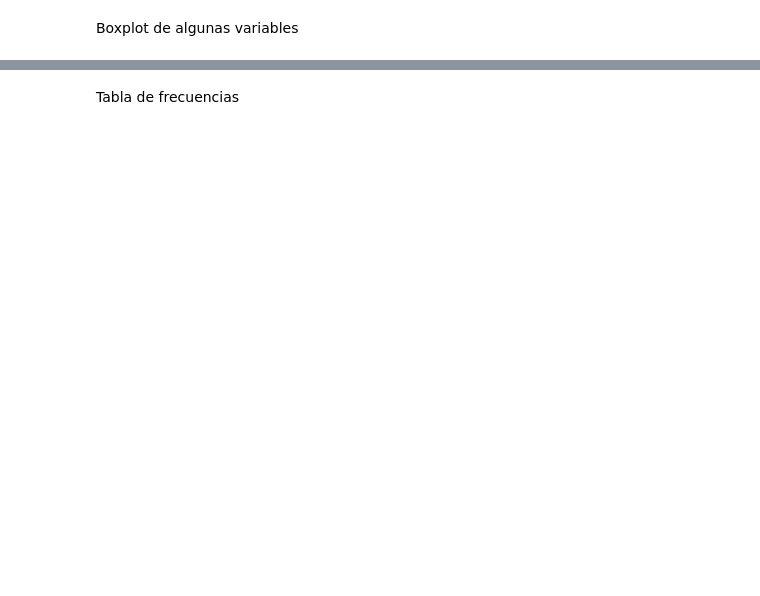
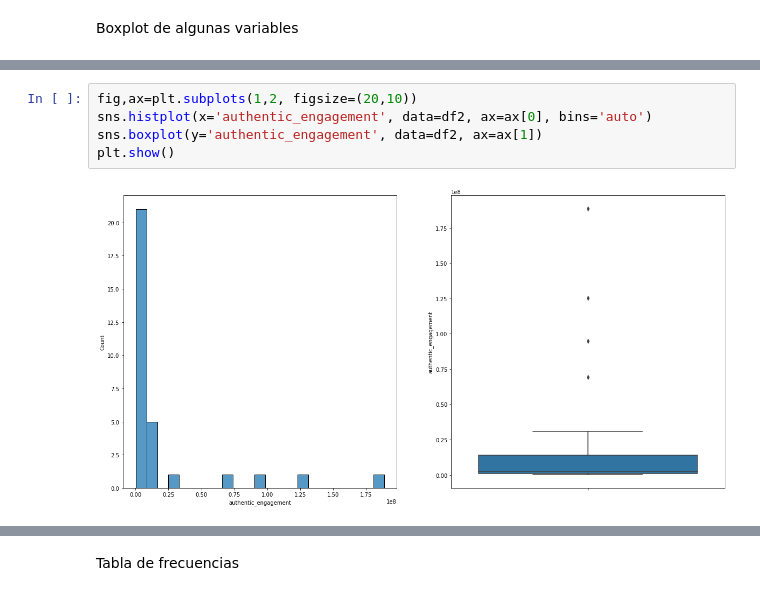
Before and after one commit to Adalab/DA_PromoC_Modulo2_Sprint1_Ana-Anahi, a Jupyter notebook: Estadistica/pp-Estadistica-II.ipynb, the cells around one changed output, grey strips where cells are left out. Saved outputs shown, nothing was run; the diff lists cells and outputs as text; blank space fills up the shorter version.

```diff
--- a/Estadistica/pp-Estadistica-II.ipynb
+++ b/Estadistica/pp-Estadistica-II.ipynb
@@ -57,0 +173,7 @@ Boxplot de algunas variables
+# %%
+fig,ax=plt.subplots(1,2, figsize=(20,10))
+sns.histplot(x='authentic_engagement', data=df2, ax=ax[0], bins='auto')
+sns.boxplot(y='authentic_engagement', data=df2, ax=ax[1])
+plt.show()
+# %% [output]
+[figure, added]
```
Also changed, not shown: parts of 33 cells of this notebook.
